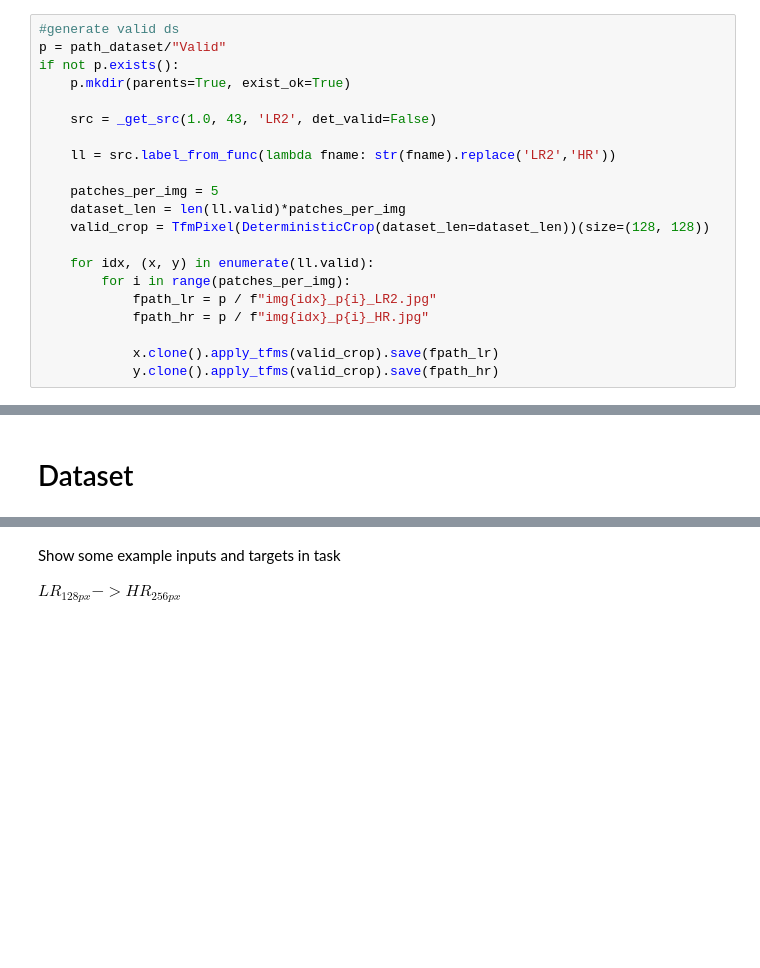
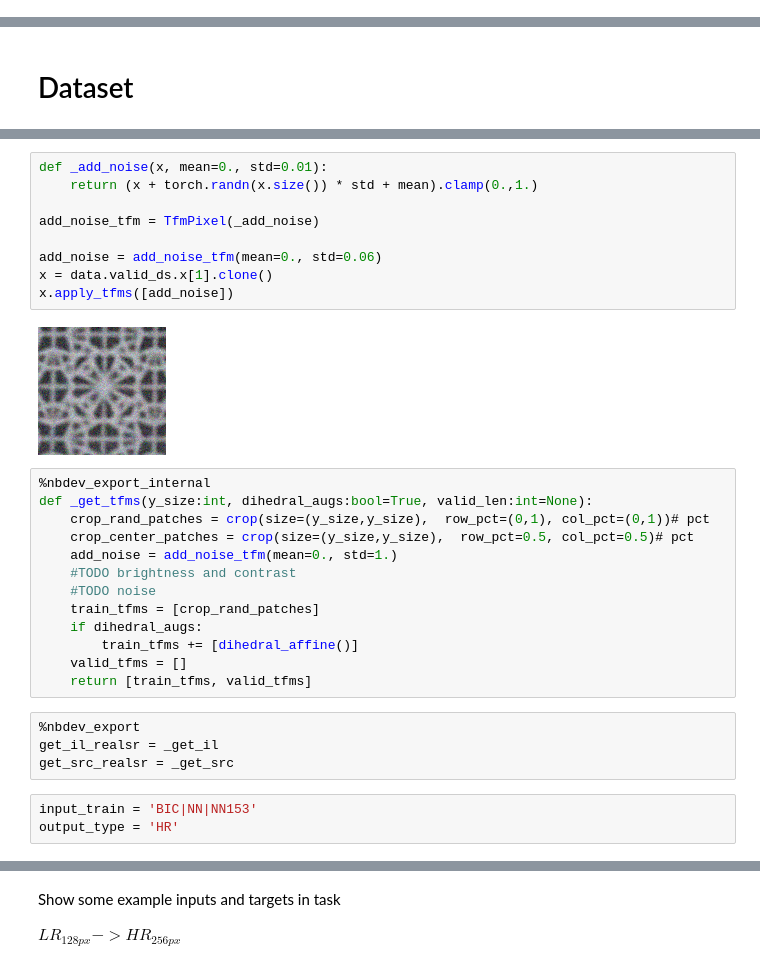
Before and after one commit to luksladky/SR-augmentation-learning, a Jupyter notebook: 12_realsr.ipynb, the cells around one changed output, grey strips where cells are left out. Drawn from its saved outputs; the diff is of its cells as text; blank space fills up the shorter version.

```diff
--- a/12_realsr.ipynb
+++ b/12_realsr.ipynb
@@ -117,21 +38,0 @@ det_crop = TfmPixel(DeterministicCrop(dataset_len=5))(size=(200, 200))
-# %%
-#generate valid ds
-p = path_dataset/"Valid"
-if not p.exists():
-    p.mkdir(parents=True, exist_ok=True)
-
-    src = _get_src(1.0, 43, 'LR2', det_valid=False)
-
-    ll = src.label_from_func(lambda fname: str(fname).replace('LR2','HR'))
-
-    patches_per_img = 5
-    dataset_len = len(ll.valid)*patches_per_img
-    valid_crop = TfmPixel(DeterministicCrop(dataset_len=dataset_len))(size=(128, 128))
-
-    for idx, (x, y) in enumerate(ll.valid):
-        for i in range(patches_per_img):
-            fpath_lr = p / f"img{idx}_p{i}_LR2.jpg"
-            fpath_hr = p / f"img{idx}_p{i}_HR.jpg"
-
-            x.clone().apply_tfms(valid_crop).save(fpath_lr)
-            y.clone().apply_tfms(valid_crop).save(fpath_hr)
@@ -246 +198,32 @@ def _get_tfms(y_size:int, dihedral_augs:bool=True, valid_len:int=None):
+# %%
+def _add_noise(x, mean=0., std=0.01):
+    return (x + torch.randn(x.size()) * std + mean).clamp(0.,1.)
+
+add_noise_tfm = TfmPixel(_add_noise)
+
+add_noise = add_noise_tfm(mean=0., std=0.06)
+x = data.valid_ds.x[1].clone()
+x.apply_tfms([add_noise])
+# %% [output]
+[figure, added]
+# %%
+%nbdev_export_internal
+def _get_tfms(y_size:int, dihedral_augs:bool=True, valid_len:int=None):
+    crop_rand_patches = crop(size=(y_size,y_size),  row_pct=(0,1), col_pct=(0,1))# pct
+    crop_center_patches = crop(size=(y_size,y_size),  row_pct=0.5, col_pct=0.5)# pct
+    add_noise = add_noise_tfm(mean=0., std=1.)
+    #TODO brightness and contrast
+    #TODO noise
+    train_tfms = [crop_rand_patches]
+    if dihedral_augs:
+        train_tfms += [dihedral_affine()]
+    valid_tfms = []
+    return [train_tfms, valid_tfms]
+# %%
+%nbdev_export
+get_il_realsr = _get_il
+get_src_realsr = _get_src
+# %%
+input_train = 'BIC|NN|NN153'
+output_type = 'HR'
 # %%
```
Also changed, not shown: parts of 26 cells of this notebook, 13 other files.
